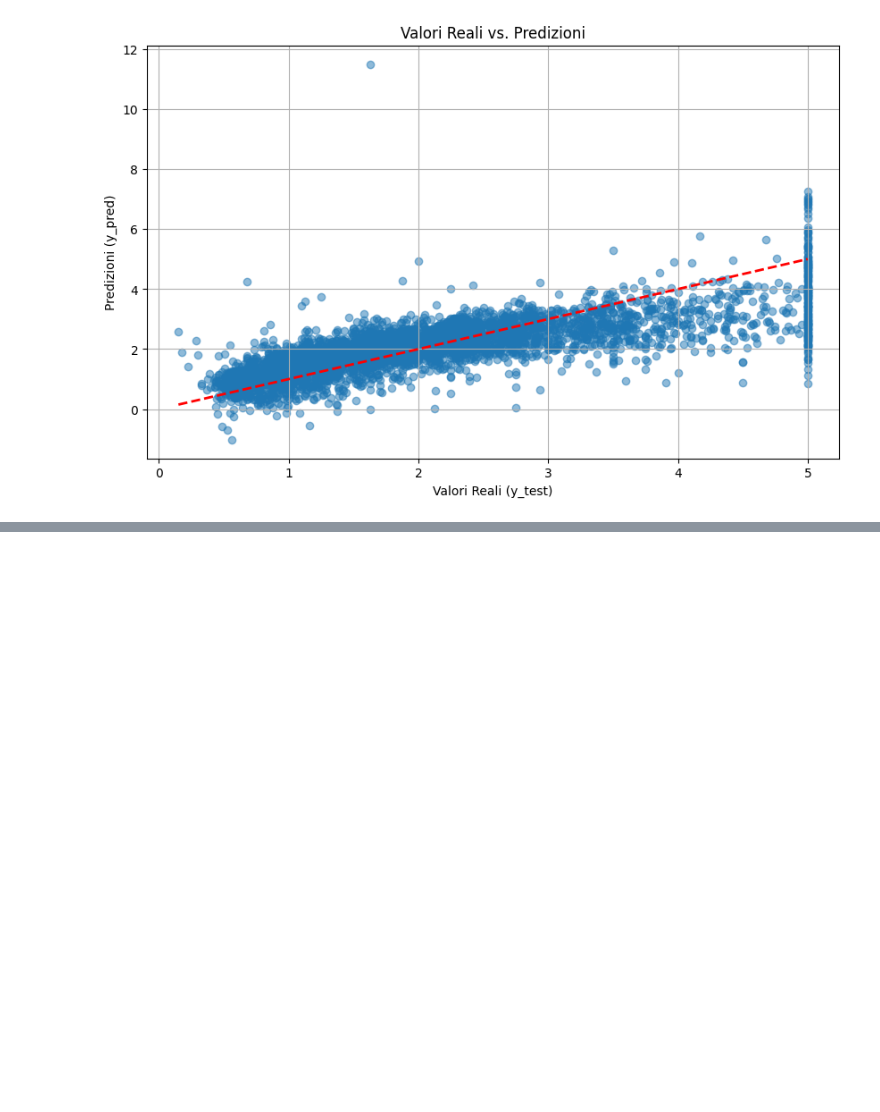
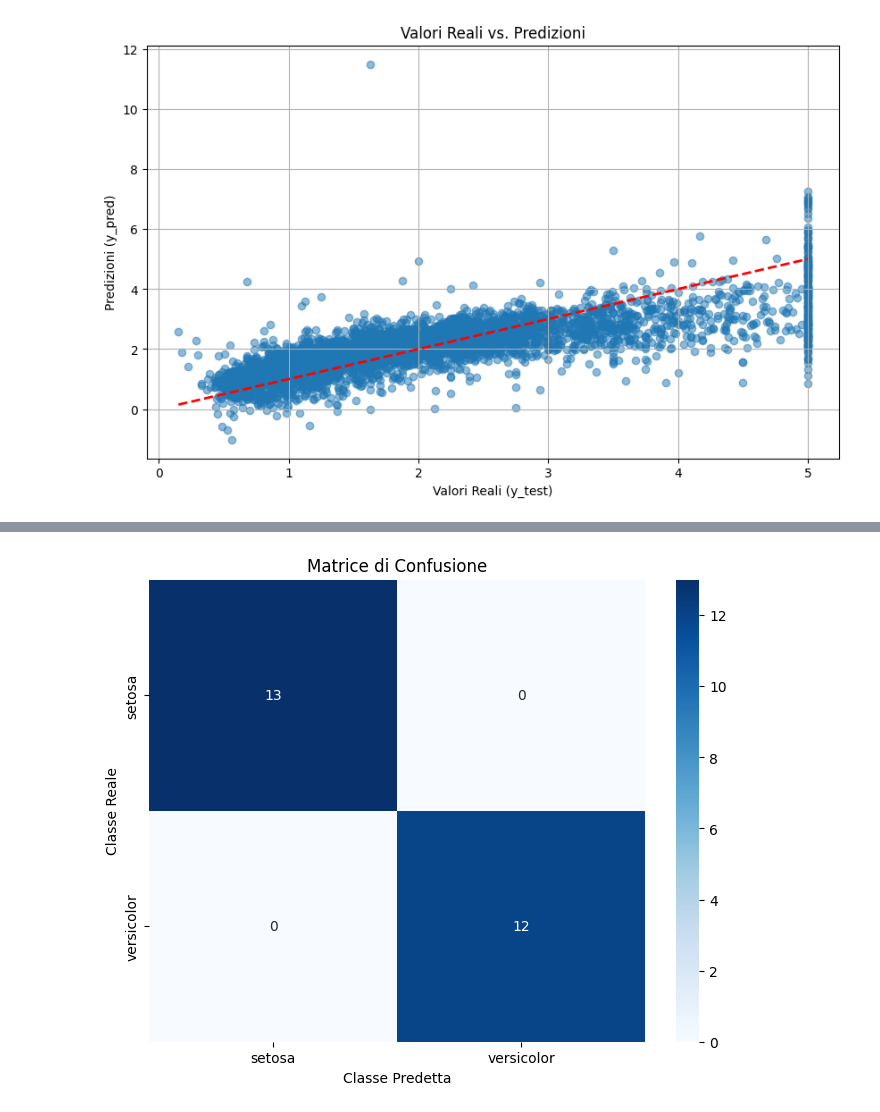
Before and after one commit to francescobifulco/python_corso, a Jupyter notebook: tutorial su machine leaning/main.ipynb, the cells around one changed output, grey strips where cells are left out. Saved outputs shown, nothing was run; the diff lists cells and outputs as text; code cells hidden in the pictures; blank space fills up the shorter version.

```diff
--- a/tutorial su machine leaning/main.ipynb
+++ b/tutorial su machine leaning/main.ipynb
@@ -475,0 +609,8 @@ plt.show()
+# %%
+# Creazione del modello di regressione logistica
+# max_iter è aumentato per garantire la convergenza
+# per alcuni dataset
+model = LogisticRegression(solver='liblinear', random_state=42, max_iter=200)
+# %%
+# Addestramento del modello sul set di training
+model.fit(X_train, y_train)
@@ -475,0 +633,9 @@ plt.show()
+# %%
+# Effettuare predizioni sul set di test
+y_pred = model.predict(X_test)
+y_prob = model.predict_proba(X_test)[:, 1] # Probabilità della classe positiva
+# %%
+# Calcolo delle metriche di valutazione
+accuracy = accuracy_score(y_test, y_pred)
+conf_matrix = confusion_matrix(y_test, y_pred)
+class_report = classification_report(y_test, y_pred, target_names=[target_names[0], target_names[1]])
@@ -475,0 +662,12 @@ plt.show()
+# %%
+# Visualizzazione della Matrice di Confusione
+plt.figure(figsize=(8, 6))
+sns.heatmap(conf_matrix, annot=True, fmt='d', cmap='Blues',
+            xticklabels=[target_names[0], target_names[1]],
+            yticklabels=[target_names[0], target_names[1]])
+plt.xlabel('Classe Predetta')
+plt.ylabel('Classe Reale')
+plt.title('Matrice di Confusione')
+plt.show()
+# %% [output]
+[figure, added]
```
Also changed, not shown: parts of 16 cells of this notebook, 2 other files.
